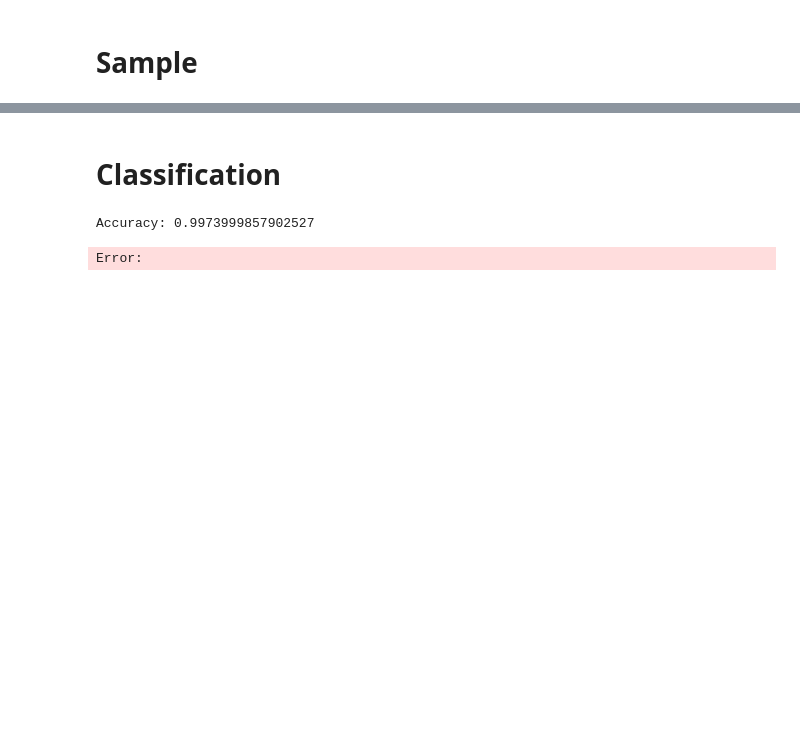
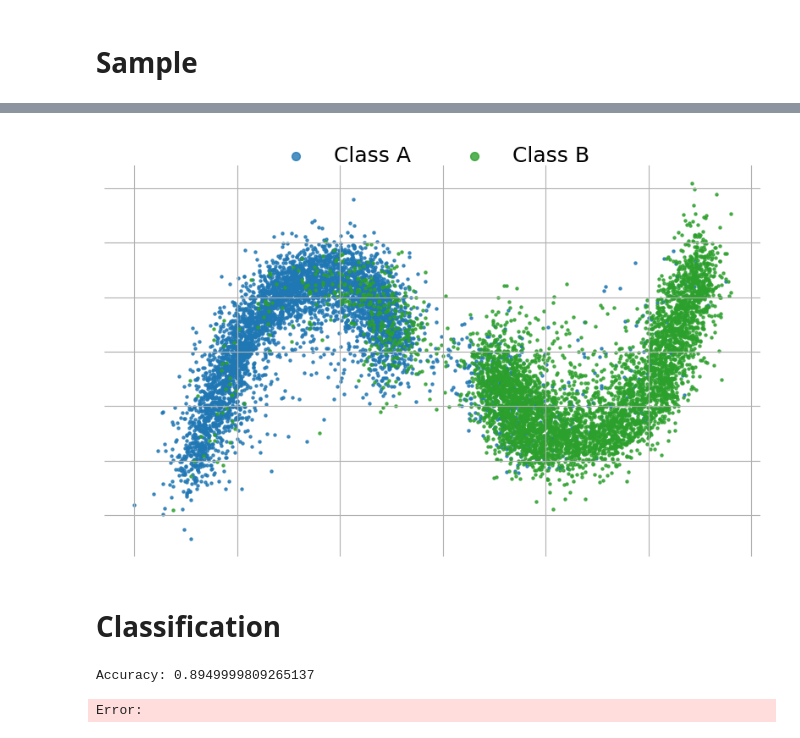
Before and after one commit to caetas/SymmetricFlow, a Jupyter notebook: src/symmetricflow/ToyExample.ipynb, the cells around one changed output, grey strips where cells are left out. Saved outputs shown, nothing was run; the diff lists cells and outputs as text; code cells hidden in the pictures; blank space fills up the shorter version.

```diff
--- a/src/symmetricflow/ToyExample.ipynb
+++ b/src/symmetricflow/ToyExample.ipynb
@@ -251,6 +257,74 @@ plot_dataset(samples, bins=64, Y=y, title='Samples from the flow matching model'
+# %%
+def plot_dataset(X, bins, Y=None, ax=None, verbose=True, **kwargs):
+    '''
+    Plot a 2D dataset.
+    Args:
+        X: torch.Tensor: The dataset to plot.
+        bins: int: The number of bins to use for the histogram.
+        Y: torch.Tensor: The labels of the dataset.
+        ax: plt.Axes: The axes to plot on. If None, the current axes will be used.
+        verbose: bool: Whether to show the axis labels.
+        **kwargs: dict: Additional keyword arguments to pass to `ax.set`.
+    '''
+    if ax is None:
+        ax = plt.gca()
+    if Y is not None:
+        ax.scatter(*X[Y == -1].T, color='#1f77b4', alpha=0.8, label='Class A', s=5)  # Modern blue
+        ax.scatter(*X[Y == 1].T, color='#2ca02c', alpha=0.8, label='Class B', s=5)  # Modern green
+        # 2 columns legend above plot
+        legend = ax.legend(ncol=2, loc='upper center', bbox_to_anchor=(0.5, 1.10), fontsize=18, frameon=False)
+        for handle in legend.legend_handles:
+            handle.set_sizes([50])
+    else:
+        ax.scatter(*X.T, alpha=0.7, s=10)
+    if verbose:
+        ax.set_xlabel('Feature 0', fontsize=13)
+        ax.set_ylabel('Feature 1', fontsize=13)
+    #make ticks text larger
+    ax.tick_params(axis='both', which='major', labelsize=12)
+    ax.set(**kwargs)
+    ax.grid(True)
+    ax.set_facecolor('white')  # White background
+    # remove tick values on x and y axis
+    ax.xaxis.set_tick_params(labelbottom=False)
+    ax.yaxis.set_tick_params(labelleft=False)
+    # remove spines
+    ax.spines['top'].set_visible(False)
+    ax.spines['right'].set_visible(False)
+    ax.spines['bottom'].set_visible(False)
+    ax.spines['left'].set_visible(False)
+    # remove ticks
+    ax.tick_params(axis='both', which='both', bottom=False, top=False, left=False, right=False)
+
+@torch.no_grad()
+def sample_flow_matching(model, steps=100, num_samples=10000):
+    '''
+    Sample from the model using the flow matching method.
+    Args:
+        model: nn.Module: The model to sample from.
+        steps: int: The number of steps to take.
+    '''
+    device = torch.device('cuda' if torch.cuda.is_available() else 'cpu')
+    model.eval()
+    t = torch.linspace(0, 1, steps+1)
+    x = torch.randn(num_samples, 2)
+    y = torch.cat([-torch.ones(num_samples//2), torch.ones(num_samples//2)], dim=0)
+    x = torch.cat([x, dequantize_labels(y)], dim=1).to(device)
+    step_size = 1. / steps
+    for i in tqdm(range(steps)):
+        x = x + step_size * model(x, torch.full((num_samples,), t[i]).to(x.device))
+    return x[:,:2].cpu().detach(), y
+
+# Sample from the model and plot the results.
+samples, y = sample_flow_matching(model, steps=20)
+fig = plt.figure(figsize=(10, 6))
+plot_dataset(samples, bins=64, Y=y, verbose=False)
+# %% [output]
+[figure, added]
 # %% [markdown]
 # Classification
 # %%
+@torch.no_grad()
 def classification_flow_matching(model, steps=100, num_samples=10000):
     '''
     Classify samples from the model using the flow matching method.
@@ -274,5 +348,5 @@ y_original, y_pred = classification_flow_matching(model, steps=1)
 y_pred = quantize_labels(y_pred)
 print(f'Accuracy: {(y_original == y_pred).float().mean().item()}')
 # %% [output]
-Accuracy: 0.9973999857902527
+Accuracy: 0.8949999809265137
 Error:
```
Also changed, not shown: parts of 7 cells of this notebook, 5 other files.
